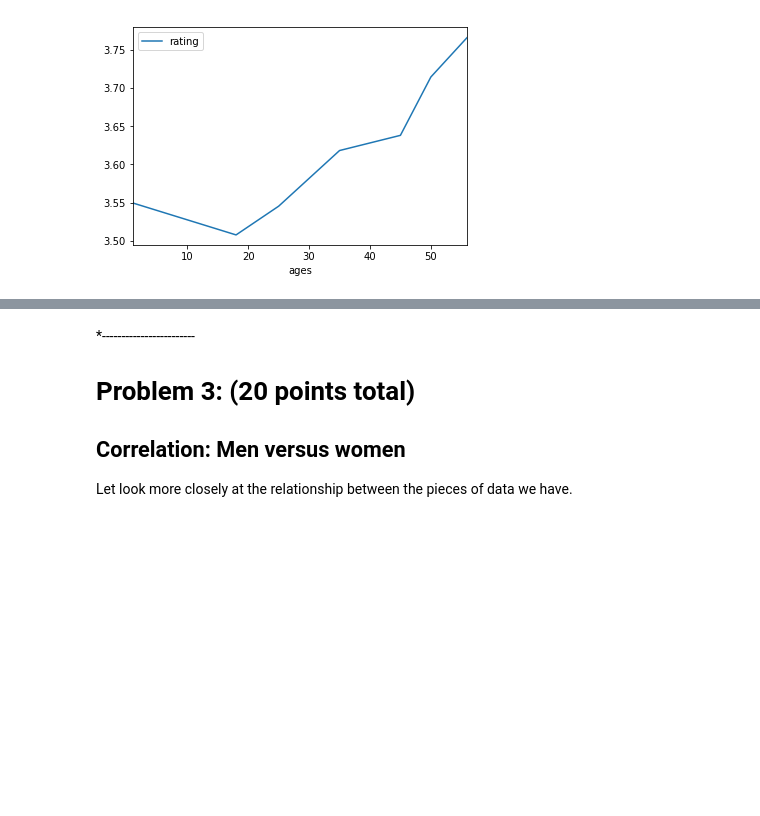
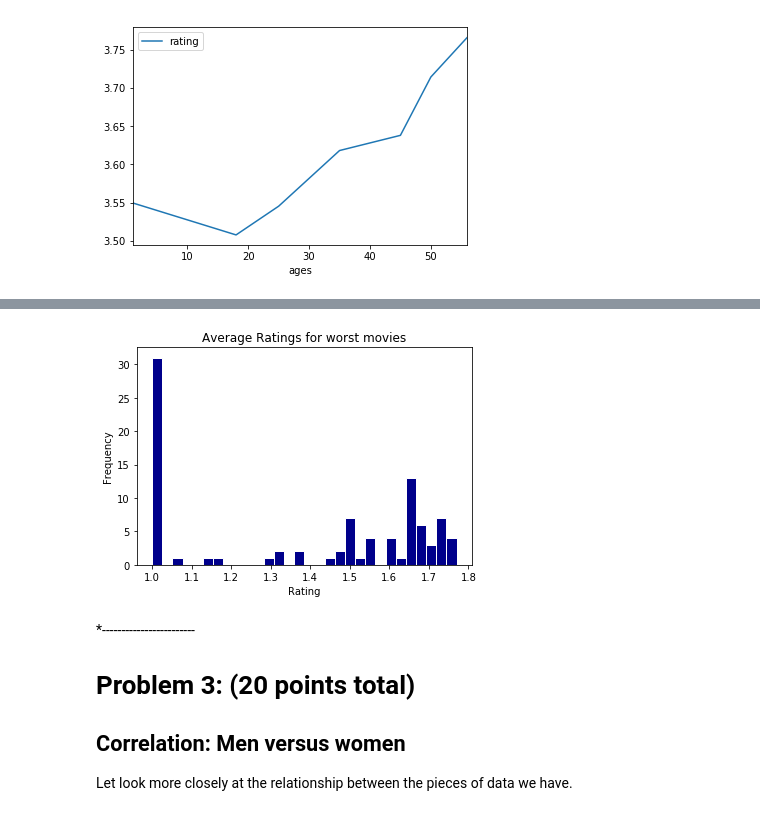
Before and after one commit to claireedanaher/DS501, a Jupyter notebook: CaseStudy2/CaseStudy2_Master.ipynb, the cells around one changed output, grey strips where cells are left out. Saved outputs shown, nothing was run; the diff lists cells and outputs as text; code cells hidden in the pictures; blank space fills up the shorter version.

```diff
--- a/CaseStudy2/CaseStudy2_Master.ipynb
+++ b/CaseStudy2/CaseStudy2_Master.ipynb
@@ -454,3 +493,18 @@ plt.show()
+# %%
+# e. Problem 2: Conjecture 3 : Average Ratings for worst movies
+worst_movies_df = pd.DataFrame({'movie_id':worst_movies_list}) # converts list to dataframe
+worst_movies_ratings = pd.merge(worst_movies_df,all_data,on='movie_id')
+worst_movies_table = worst_movies_ratings.pivot_table('rating', index='title',aggfunc='mean')
+worst_movies_table = worst_movies_table.sort_values('rating')
+ratings_for_worst=worst_movies_table["rating"]
+plt.hist(ratings_for_worst,color='darkblue',bins=30,edgecolor='white')
+plt.xlabel("Rating")
+plt.ylabel("Frequency")
+plt.title("Average Ratings for worst movies")
+plt.show()
+# Problem 2: Conjecture 3
+# %% [output]
+[figure, added]
 # %% [markdown]
 *------------------------
 
```
Also changed, not shown: parts of 5 cells of this notebook.
